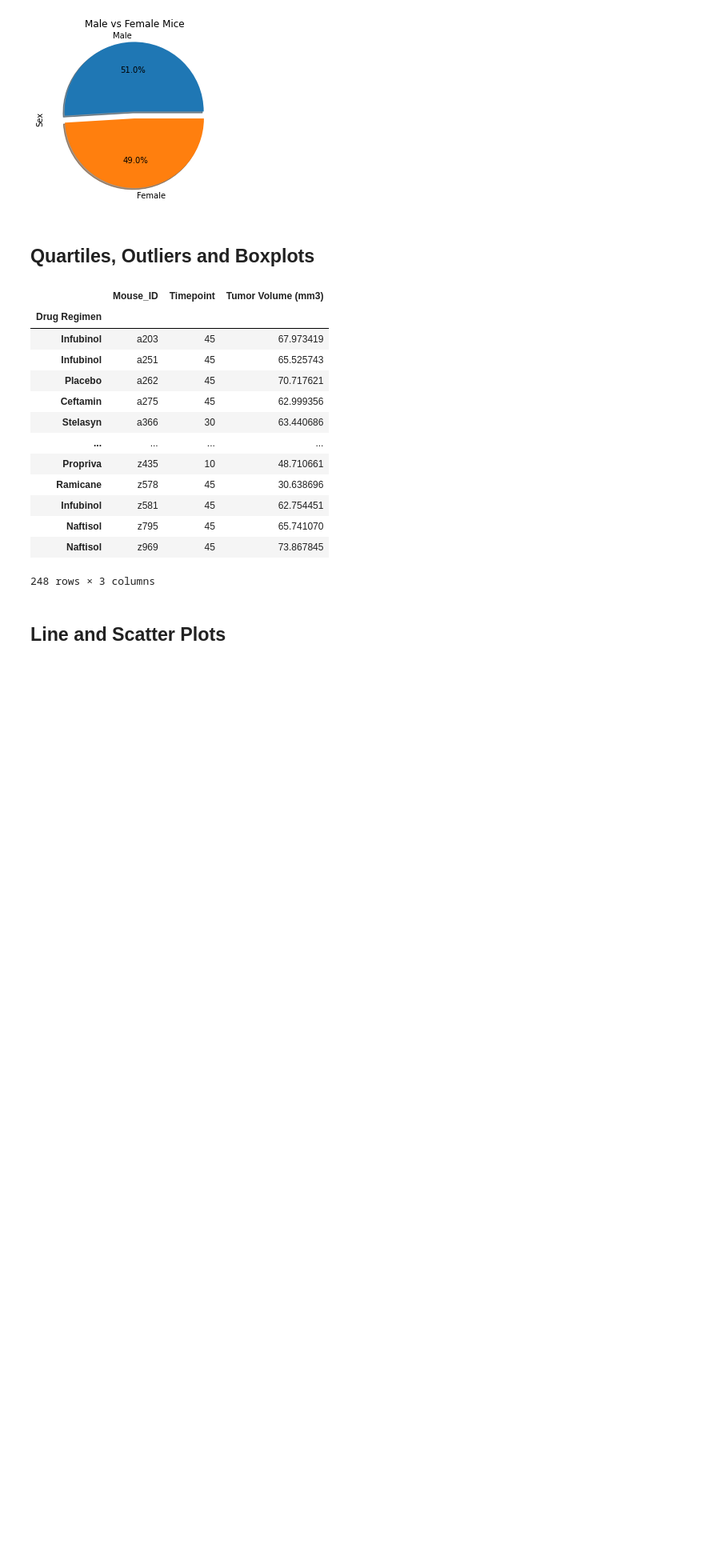
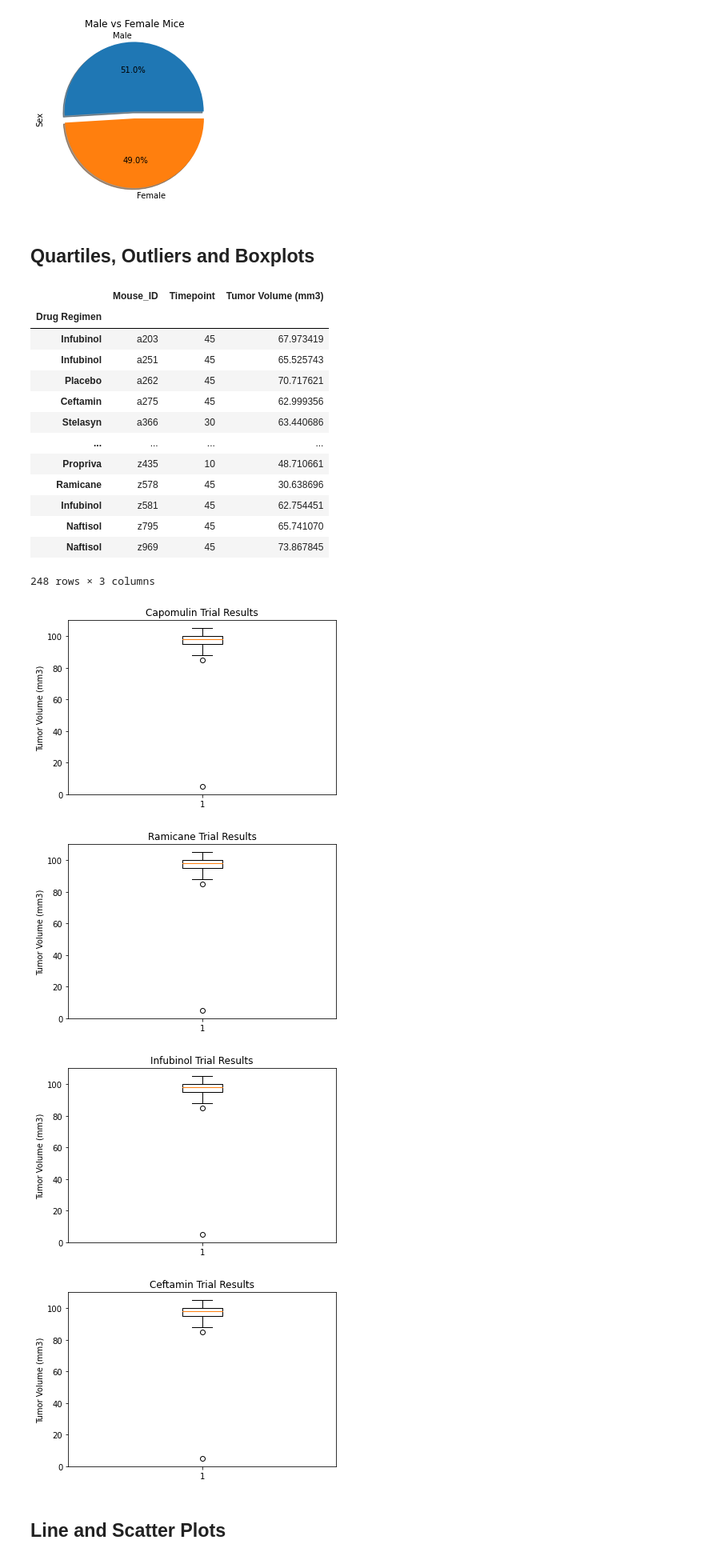
Before and after one commit to MahatmaK/Homework5, a Jupyter notebook: Pymaceuticals/pymaceuticals_starter.ipynb, the cells around one changed output. Shown at 80% size. Drawn from its saved outputs; the diff is of its cells as text; code cells hidden in the pictures; blank space fills up the shorter version.

Commit message:
Created boxplots

```diff
--- a/Pymaceuticals/pymaceuticals_starter.ipynb
+++ b/Pymaceuticals/pymaceuticals_starter.ipynb
@@ -277,33 +277,45 @@ for drug in drugs:
 
     lowerq = quartiles[0.25]
     lowerq_list.append(lowerq)
 
     upperq = quartiles[0.75]
     upperq_list.append(upperq)
 
     #Calculate IQR
     iqr = upperq-lowerq
     iqr_list.append(iqr)
 
     #Calculate lower and upper bounds
     lower_bound = lowerq - (1.5*iqr)
     lower_bound_list.append(lower_bound)
 
     upper_bound = upperq + (1.5*iqr)
     upper_bound_list.append(upper_bound)
 
     #Iterate through tumor volume values and compare to upper and lower bounds. Place anomalies into an outlier list
     outliers = []
     for tumor_vol in globals()[f'{drug}_list']:
         if tumor_vol < lower_bound:
             outliers.append(tumor_vol)
         elif tumor_vol > upper_bound:
             outliers.append(tumor_vol)
         else:
             next
 
     #Append outliers found for drug into the final outlier list
     outlier_list.append(outliers)
+
+    #Produce Box Plot for each drug
+    fig1, ax1 = plt.subplots()
+    ax1.set_title(f'{drug} Trial Results')
+    ax1.set_ylabel('Tumor Volume (mm3)')
+    ax1.boxplot(times)
+    plt.show()
+# %% [output]
+[figure, added]
+[figure, added]
+[figure, added]
+[figure, added]
 # %%
 # Generate a box plot of the final tumor volume of each mouse across four regimens of interest
 # %% [markdown]
```
Also changed, not shown: parts of 1 cell of this notebook.
